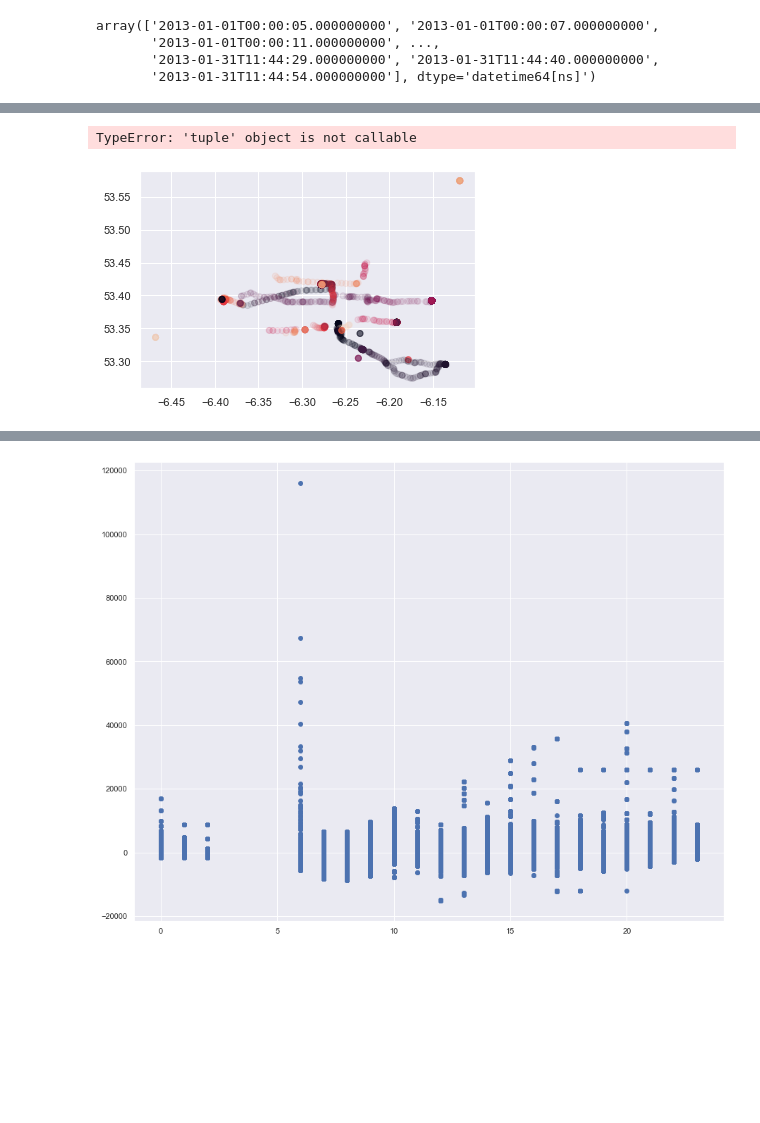
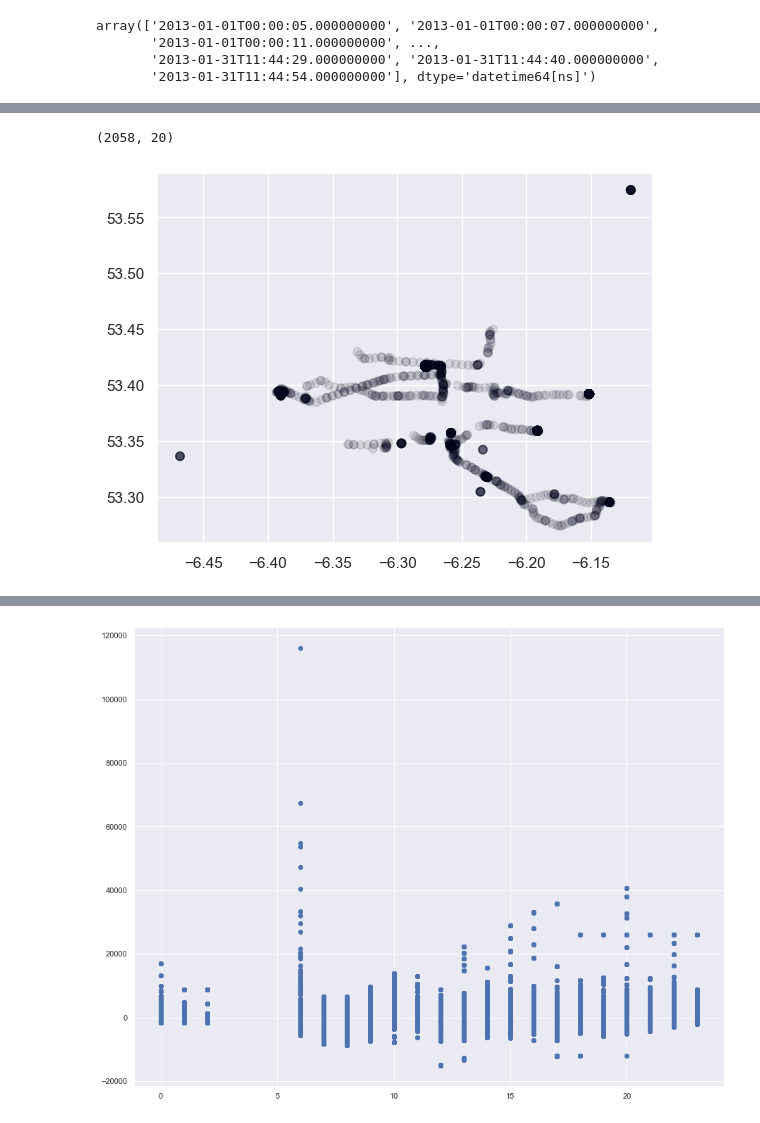
Before and after one commit to sba22230/DublinBusWeatherProject, a Jupyter notebook: CA 1 - Project Code.ipynb, the cells around one changed output, grey strips where cells are left out. Drawn from its saved outputs; the diff is of its cells as text; code cells hidden in the pictures; blank space fills up the shorter version.

```diff
--- a/CA 1 - Project Code.ipynb
+++ b/CA 1 - Project Code.ipynb
@@ -147,6 +146,8 @@ df['Time'] = df['datetime'].dt.time
 df['Day'] = df['datetime'].dt.day
 df['Hour'] = df['datetime'].dt.hour
 df['Minute'] = df['datetime'].dt.minute
+Phoenix_wdf['Year'] = df['datetime'].dt.year
+df['Month'] = df['datetime'].dt.month
 # %%
 df.head()
 # %% [output]
@@ -359,11 +364,11 @@ dfnan.head()
 # %%
-dfnan.shape()
+dfnan.shape
 # %% [output]
-TypeError: 'tuple' object is not callable
+(2058, 20)
 # %%
-plt.scatter(x=dfnan['LonWGS84'], y=dfnan['LatWGS84'], alpha=0.1, c=dfnan['Hour'] );
+plt.scatter(x=dfnan['LonWGS84'], y=dfnan['LatWGS84'], alpha=0.1, c=dfnan['Delay'] );
 # %% [output]
-[figure, old version]
+[figure, new version]
 # %%
 fig, ax = plt.subplots(figsize=(15,12))
 ax.scatter(df['LineID'],df['Delay'])
```
Also changed, not shown: parts of 27 cells of this notebook.
